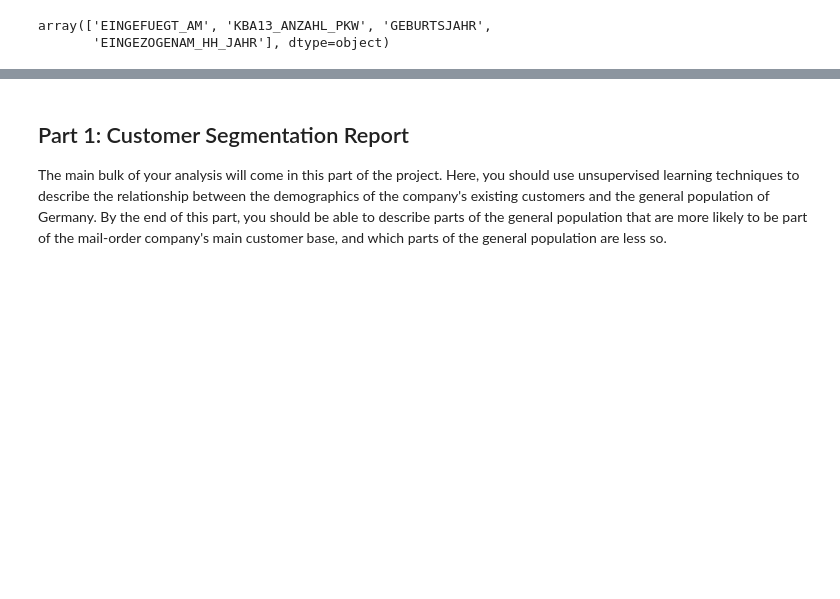
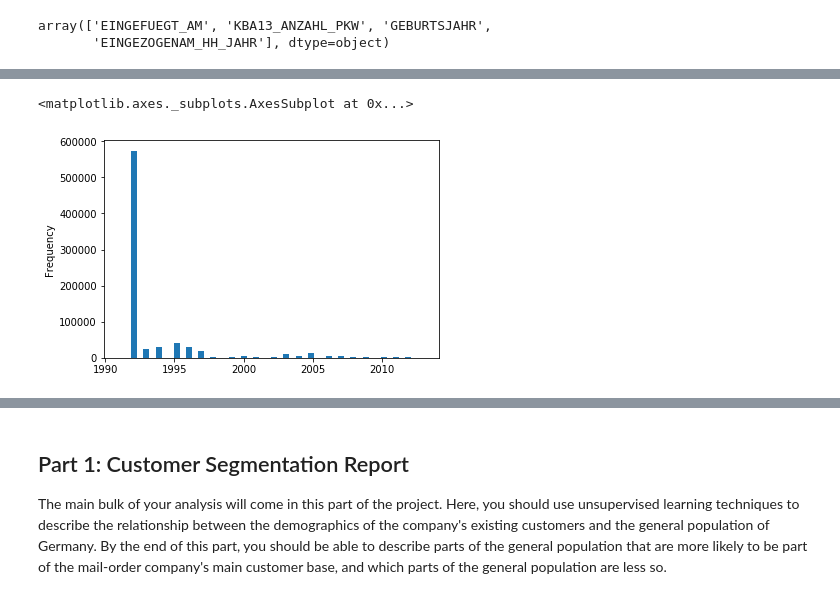
Before and after one commit to willacya/Bertelsmann-Arvato-Project, a Jupyter notebook: Arvato Project Workbook.ipynb, the cells around one changed output, grey strips where cells are left out. Saved outputs shown, nothing was run; the diff lists cells and outputs as text; code cells hidden in the pictures; blank space fills up the shorter version.

```diff
--- a/Arvato Project Workbook.ipynb
+++ b/Arvato Project Workbook.ipynb
@@ -537,4 +533,4 @@ attribute_info.sort_values(by='NUM_VALUES', ascending=False)['ATTRIBUTE'][:4].va
 array(['EINGEFUEGT_AM', 'KBA13_ANZAHL_PKW', 'GEBURTSJAHR',
        'EINGEZOGENAM_HH_JAHR'], dtype=object)
 # %%
-azdias['EINGEFUEGT_AM'] = pd.to_numeric(azdias['EINGEFUEGT_AM'])
+azdias['EINGEFUEGT_AM'] = pd.to_datetime(azdias['EINGEFUEGT_AM'])
@@ -544,0 +537,7 @@ azdias['EINGEFUEGT_AM'].skew()
+# %%
+azdias['EINGEFUEGT_AM'] = azdias['EINGEFUEGT_AM'].dt.year
+# %%
+azdias['EINGEFUEGT_AM'].plot(kind='hist', bins=50)
+# %% [output]
+<matplotlib.axes._subplots.AxesSubplot at 0x...>
+[figure, added]
```
Also changed, not shown: parts of 12 cells of this notebook.
